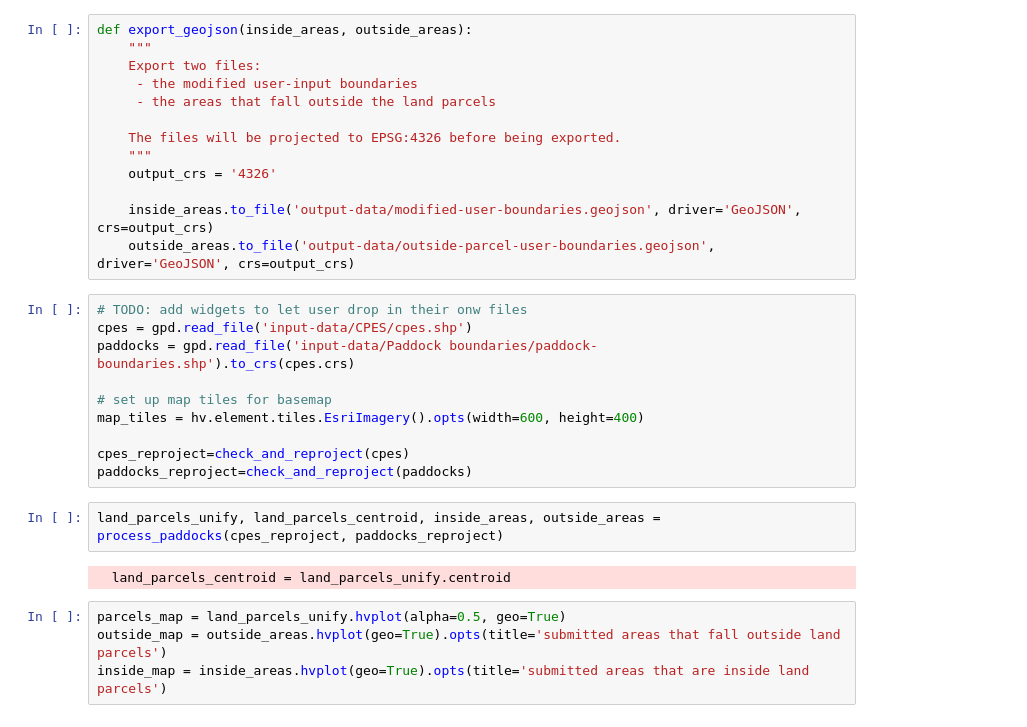
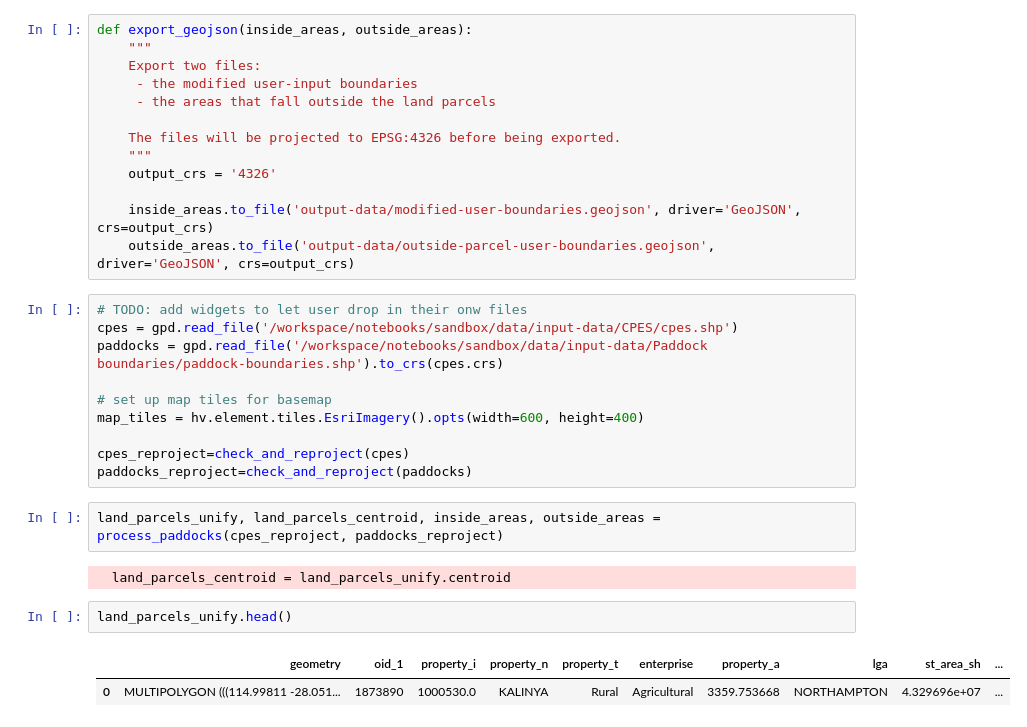
Before and after one commit to Sensand-AI/data-notebooks, a Jupyter notebook: notebooks/sandbox/cadastral/check-paddocks-against-cadastral-land-parcels.ipynb, the cells around one changed output. Cells and saved outputs as stored; diff of their text form.

```diff
--- a/notebooks/sandbox/cadastral/check-paddocks-against-cadastral-land-parcels.ipynb
+++ b/notebooks/sandbox/cadastral/check-paddocks-against-cadastral-land-parcels.ipynb
@@ -58,8 +69,8 @@ def export_geojson(inside_areas, outside_areas):
     outside_areas.to_file('output-data/outside-parcel-user-boundaries.geojson', driver='GeoJSON', crs=output_crs)
 # %%
 # TODO: add widgets to let user drop in their onw files
-cpes = gpd.read_file('input-data/CPES/cpes.shp')
-paddocks = gpd.read_file('input-data/Paddock boundaries/paddock-boundaries.shp').to_crs(cpes.crs)
+cpes = gpd.read_file('/workspace/notebooks/sandbox/data/input-data/CPES/cpes.shp')
+paddocks = gpd.read_file('/workspace/notebooks/sandbox/data/input-data/Paddock boundaries/paddock-boundaries.shp').to_crs(cpes.crs)
 
 # set up map tiles for basemap
 map_tiles = hv.element.tiles.EsriImagery().opts(width=600, height=400)
@@ -70,7 +81,8 @@ paddocks_reproject=check_and_reproject(paddocks)
 land_parcels_unify, land_parcels_centroid, inside_areas, outside_areas = process_paddocks(cpes_reproject, paddocks_reproject)
 # %% [output]
   land_parcels_centroid = land_parcels_unify.centroid
-# %%
-parcels_map = land_parcels_unify.hvplot(alpha=0.5, geo=True)
-outside_map = outside_areas.hvplot(geo=True).opts(title='submitted areas that fall outside land parcels')
-inside_map = inside_areas.hvplot(geo=True).opts(title='submitted areas that are inside land parcels')
+# %%
+land_parcels_unify.head()
+# %% [output]
+|  | geometry | oid_1 | property_i | property_n | property_t | enterprise | property_a | lga | st_area_sh | ... |
+| 0 | MULTIPOLYGON (((114.99811 -28.051... | 1873890 | 1000530.0 | KALINYA | Rural | Agricultural | 3359.753668 | NORTHAMPTON | 4.329696e+07 | ... |
```
Also changed, not shown: parts of 8 cells of this notebook.
